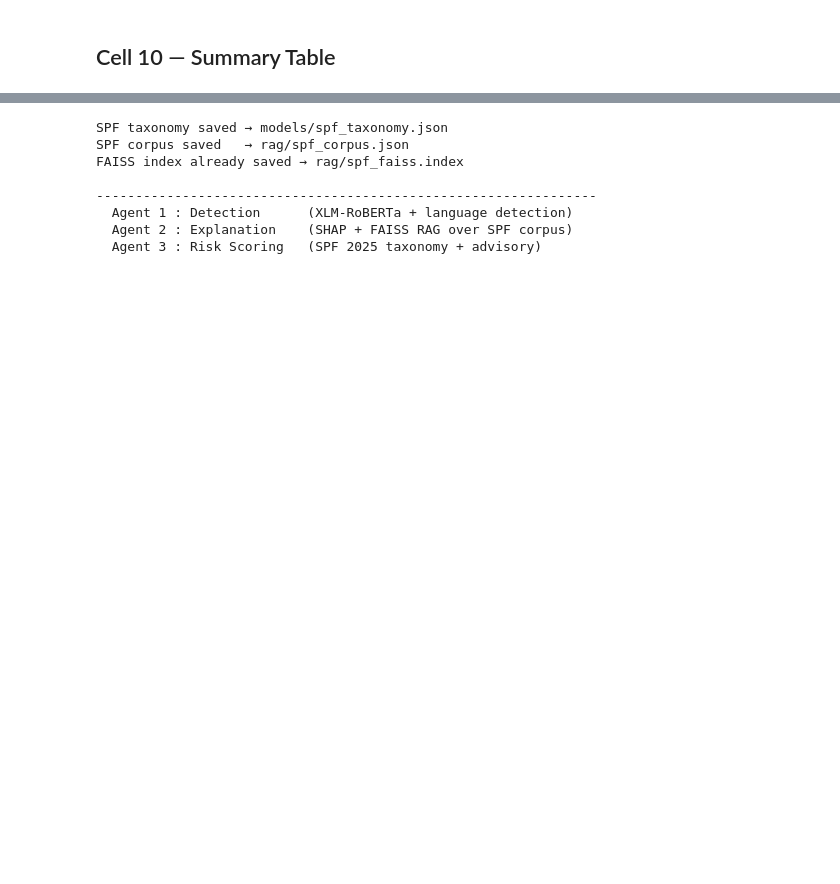
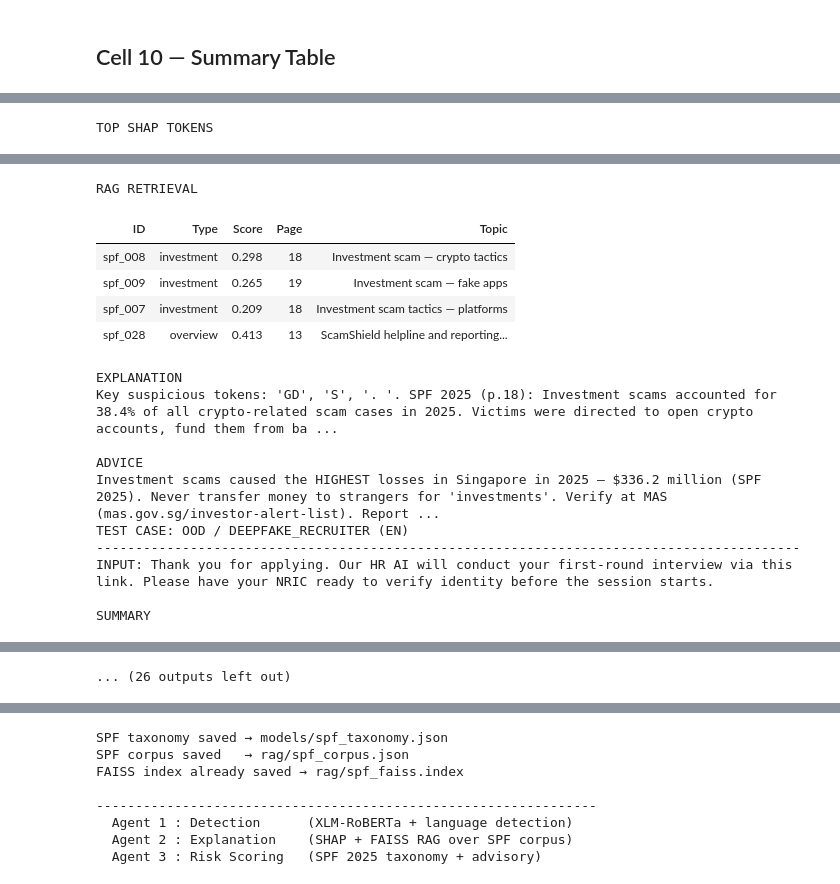
Before and after one commit to Bhoovika/ScamSense, a Jupyter notebook: Source_code/04_langgraph_rag.ipynb, the cells around one changed output, grey strips where cells are left out. Cells and saved outputs as stored; diff of their text form; code cells hidden in the pictures; blank space fills up the shorter version.

```diff
--- a/Source_code/04_langgraph_rag.ipynb
+++ b/Source_code/04_langgraph_rag.ipynb
@@ -757,0 +773,61 @@ Summary table saved → /kaggle/working/ScamSense/results/06_agent_inference_res
+# %%
+ood_test_cases = [
+    ("ood / voice_clone_kidnap (en)",
+     "Mum I'm in trouble, they took my phone, this is a friend's number. "
+     "Don't call the police, just listen to this voice message and send "
+     "the money to this account, I'm scared, please hurry."),
+
+    ("ood / romance_scam (en)",
+     "Hi darling, I feel so connected to you after only 2 weeks. My oil rig "
+     "contract payment is stuck in customs, I just need $800 to release it "
+     "and then I can finally fly to Singapore to meet you."),
+
+    ("ood / crypto_airdrop (en)",
+     "Congrats! Your wallet address was randomly selected for the SGD-pegged "
+     "stablecoin airdrop. Connect your wallet here to claim 500 tokens before "
+     "the snapshot closes in 2 hours."),
+
+    ("ood / deepfake_recruiter (en)",
+     "Thank you for applying. Our HR AI will conduct your first-round interview "
+     "via this link. Please have your NRIC ready to verify identity before "
+     "the session starts."),
+
+    ("ood / qr_parking_scam (zh)",
+     "由于系统升级，请扫描此二维码重新绑定您的停车缴费账户，否则车辆将被锁定。"),
+
+    ("ood / fake_govt_grant (ms)",
+     "Tahniah! Anda layak menerima geran bantuan RM500 daripada kerajaan. "
+     "Sila isi maklumat bank anda di pautan ini sebelum tarikh tutup."),
+
+    ("ood / fake_lottery (ta)",
+     "வாழ்த்துக்கள்! உங்கள் எண் சிறப்பு பரிசுக்கு தேர்வு செய்யப்பட்டுள்ளது. "
+     "விவரங்களை உறுதிப்படுத்த இந்த இணைப்பைத் தொடவும்."),
+
+    ("ood / legit_control (en)",
+     "Hi, just confirming our meeting tomorrow at 3pm at the Raffles Place office. "
+     "Let me know if you need to reschedule."),
+]
+
+print("SCAMSENSE — OOD Robustness Check: Unseen Scam Types")
+
+ood_results = []
+
+for name, msg in ood_test_cases:
+    r = run_pipeline_display(name, msg)
+    r["test_case"] = name
+    ood_results.append(r)
+
+print("\nAll OOD test cases complete.")
+
+# Compact comparison table
+ood_summary = pd.DataFrame([{
+    "Test Case": r["test_case"],
+    "Prediction": r["label"].upper(),
+    "Confidence": f"{r['confidence']:.1%}",
+    "Scam Prob": f"{r['scam_prob']:.1%}",
+    "Scam Type Assigned": r.get("spf_name", "—"),
+    "Fell Back to Unknown": "✅" if r.get("scam_type") == "unknown" else "—",
+} for r in ood_results])
+
+display(ood_summary.style.hide(axis="index"))
+# %% [output]
@@ -757,0 +860 @@ Summary table saved → /kaggle/working/ScamSense/results/06_agent_inference_res
+TOP SHAP TOKENS
@@ -757,0 +867,16 @@ Summary table saved → /kaggle/working/ScamSense/results/06_agent_inference_res
+RAG RETRIEVAL
+| ID | Type | Score | Page | Topic |
+| spf_008 | investment | 0.298 | 18 | Investment scam — crypto tactics |
+| spf_009 | investment | 0.265 | 19 | Investment scam — fake apps |
+| spf_007 | investment | 0.209 | 18 | Investment scam tactics — platforms |
+| spf_028 | overview | 0.413 | 13 | ScamShield helpline and reporting... |
+EXPLANATION
+Key suspicious tokens: 'GD', 'S', '. '. SPF 2025 (p.18): Investment scams accounted for 38.4% of all crypto-related scam cases in 2025. Victims were directed to open crypto accounts, fund them from ba ...
+
+ADVICE
+Investment scams caused the HIGHEST losses in Singapore in 2025 — $336.2 million (SPF 2025). Never transfer money to strangers for 'investments'. Verify at MAS (mas.gov.sg/investor-alert-list). Report ...
+TEST CASE: OOD / DEEPFAKE_RECRUITER (EN)
+------------------------------------------------------------------------------------------
+INPUT: Thank you for applying. Our HR AI will conduct your first-round interview via this link. Please have your NRIC ready to verify identity before the session starts.
+
+SUMMARY
@@ -758 +885,2 @@ Summary table saved → /kaggle/working/ScamSense/results/06_agent_inference_res
+... (26 outputs left out)
 # %% [markdown]
```
Also changed, not shown: parts of 7 cells of this notebook, 6 other files.
